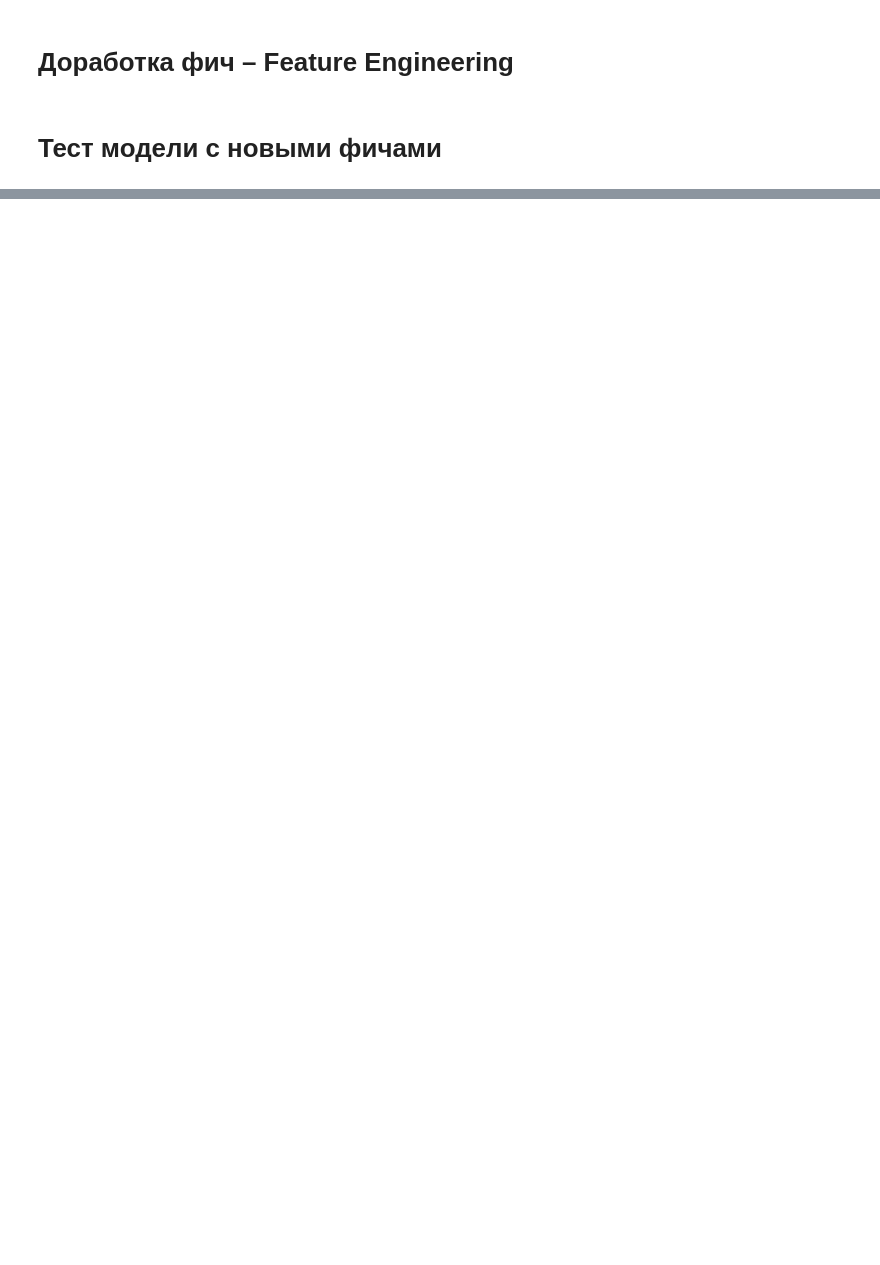
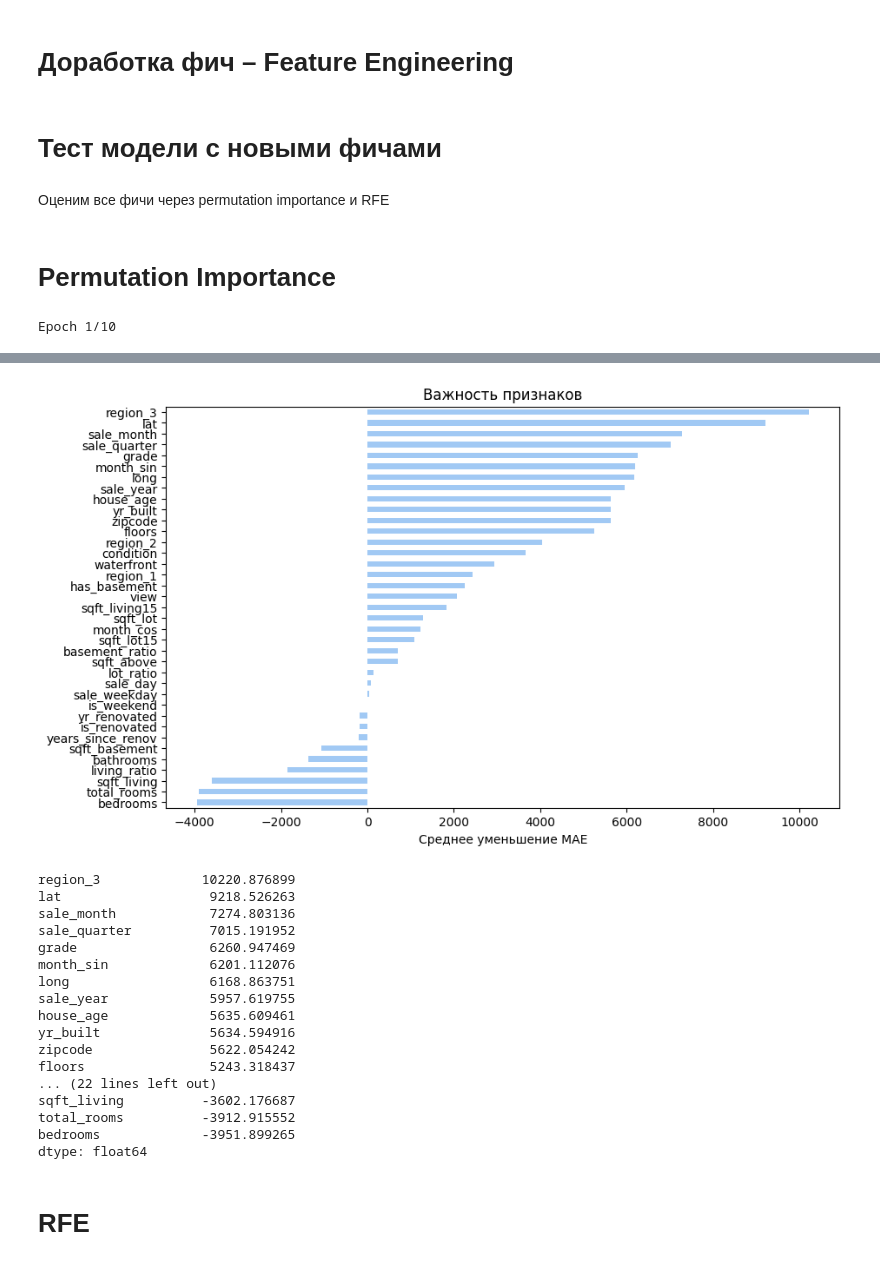
Before and after one commit to Daniil-Leshchev/house-sales-ml, a Jupyter notebook: house-sales.ipynb, the cells around one changed output, grey strips where cells are left out. Drawn from its saved outputs; the diff is of its cells as text; code cells hidden in the pictures; blank space fills up the shorter version.

Commit message:
Kaggle Notebook | house_sales | Version 7

```diff
--- a/house-sales.ipynb
+++ b/house-sales.ipynb
@@ -995,3 +1138,35 @@ corr_df
 # Доработка фич – Feature Engineering
 # %% [markdown]
 # Тест модели с новыми фичами
+# %% [markdown]
+Оценим все фичи через permutation importance и RFE
+# %% [markdown]
+# Permutation Importance
+# %%
+from sklearn.inspection import permutation_importance
+def perm_importance(X, y):
+    X_train, X_test, y_train, y_test = train_test_split(X, y, test_size=0.2, random_state=42)
+    scaler = StandardScaler()
+    X_train = scaler.fit_transform(X_train)
+    X_test = scaler.transform(X_test)
+
+    model = keras.Sequential([
+        keras.layers.Dense(64, activation='relu', input_shape=(X_train.shape[1],)),
+        keras.layers.Dense(64, activation='relu'),
+        keras.layers.Dense(1)
+    ])
+
+    model.compile(optimizer='adam', loss='mean_squared_error')
+
+    model.fit(X_train, y_train, epochs=10, batch_size=32, validation_split=0.2)
+    result = permutation_importance(model, X_test, y_test, n_repeats=10, random_state=42, scoring='neg_mean_absolute_error')
+    importances = pd.Series(result.importances_mean, index=X.columns)
+    importances.sort_values().plot(kind='barh', figsize=(10,6))
+    plt.title('Важность признаков')
+    plt.xlabel('Среднее уменьшение MAE')
+    plt.show()
+    print(importances.sort_values(ascending=False))
+
+perm_importance(X2, y)
+# %% [output]
+Epoch 1/10
@@ -998,2 +1190,20 @@ corr_df
+[figure, added]
+region_3             10220.876899
+lat                   9218.526263
+sale_month            7274.803136
+sale_quarter          7015.191952
+grade                 6260.947469
+month_sin             6201.112076
+long                  6168.863751
+sale_year             5957.619755
+house_age             5635.609461
+yr_built              5634.594916
+zipcode               5622.054242
+floors                5243.318437
+... (22 lines left out)
+sqft_living          -3602.176687
+total_rooms          -3912.915552
+bedrooms             -3951.899265
+dtype: float64
 # %% [markdown]
-#
+# RFE
```
Also changed, not shown: parts of 23 cells of this notebook.
